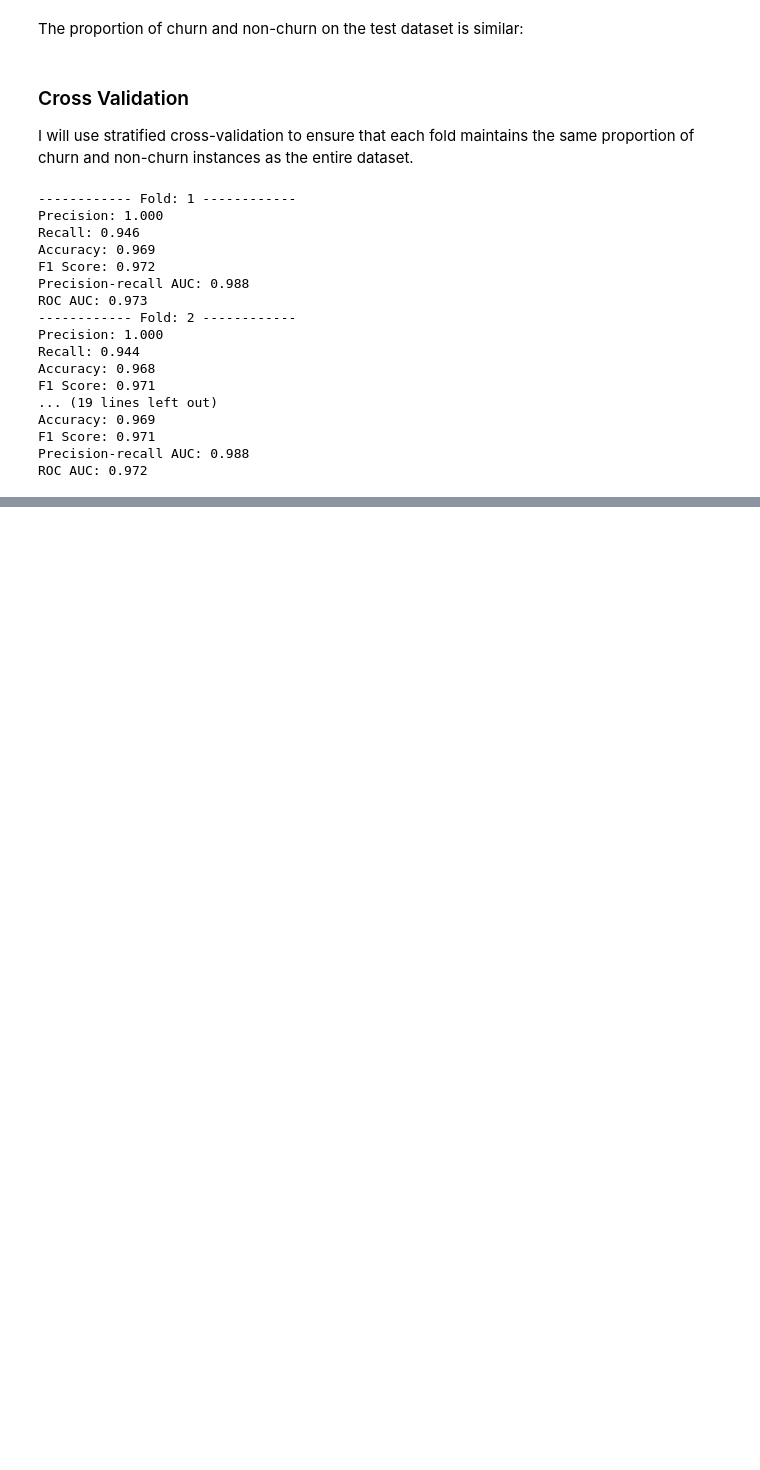
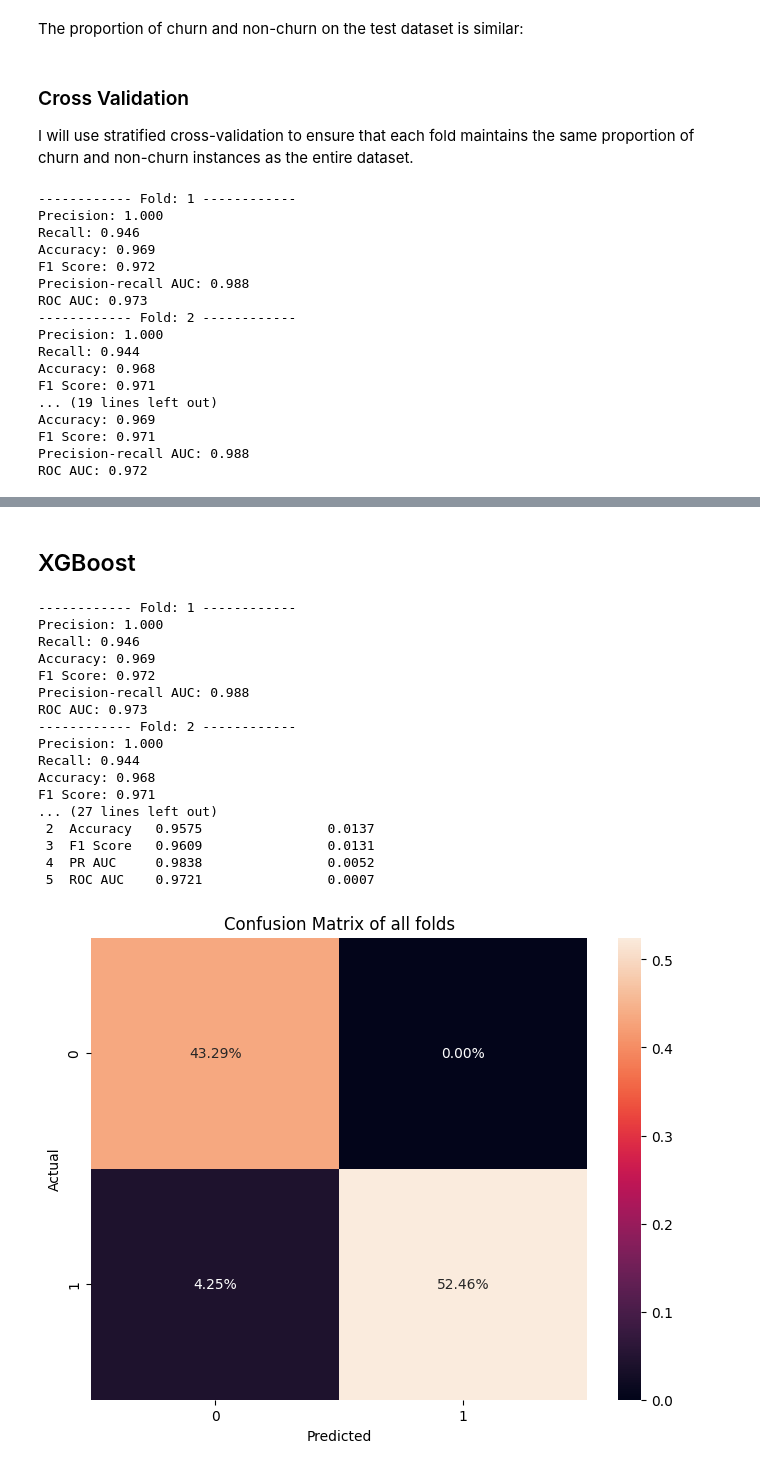
Before and after one commit to gustavofladeira/churn-analysis, a Jupyter notebook: churn_analysis.ipynb, the cells around one changed output, grey strips where cells are left out. Drawn from its saved outputs; the diff is of its cells as text; code cells hidden in the pictures; blank space fills up the shorter version.

```diff
--- a/churn_analysis.ipynb
+++ b/churn_analysis.ipynb
@@ -393,0 +404,34 @@ ROC AUC: 0.972
+# %%
+precision_array = np.array(precision_list)
+recall_array = np.array(recall_list)
+accuracy_array = np.array(accuracy_list)
+f1_score_array = np.array(f1_score_list)
+precision_recall_auc_array = np.array(precision_recall_auc_list)
+roc_auc_array = np.array(roc_auc_list)
+
+mean_precision = np.mean(precision_array)
+mean_recall = np.mean(recall_array)
+mean_accuracy = np.mean(accuracy_array)
+mean_f1_score = np.mean(f1_score_array)
+mean_precision_recall_auc = np.mean(precision_recall_auc_array)
+mean_roc_auc = np.mean(roc_auc_array)
+
+std_precision = np.std(precision_array)
+std_recall = np.std(recall_array)
+std_accuracy = np.std(accuracy_array)
+std_f1_score = np.std(f1_score_array)
+std_precision_recall_auc = np.std(precision_recall_auc_array)
+std_roc_auc = np.std(roc_auc_array)
+
+
+metrics = ['Precision', 'Recall', 'Accuracy', 'F1 Score', 'PR AUC', 'ROC AUC']
+means = [mean_precision, mean_recall, mean_accuracy, mean_f1_score, mean_precision_recall_auc, mean_roc_auc]
+stds = [std_precision, std_recall, std_accuracy, std_f1_score, std_precision_recall_auc, std_roc_auc]
+
+metrics_df = {'Metric': metrics,
+           'Mean': means,
+           'Standard Deviation': stds}
+
+metrics_df = pd.DataFrame(metrics_df)
+
+print(tabulate(metrics_df, headers='keys', floatfmt=".4f"))
@@ -393,0 +590,23 @@ ROC AUC: 0.972
+# %% [markdown]
+## XGBoost
+# %%
+cross_validation(X, y, XGBoost_model, k=5, threshold=0.5)
+# %% [output]
+------------ Fold: 1 ------------
+Precision: 1.000
+Recall: 0.946
+Accuracy: 0.969
+F1 Score: 0.972
+Precision-recall AUC: 0.988
+ROC AUC: 0.973
+------------ Fold: 2 ------------
+Precision: 1.000
+Recall: 0.944
+Accuracy: 0.968
+F1 Score: 0.971
+... (27 lines left out)
+ 2  Accuracy   0.9575                0.0137
+ 3  F1 Score   0.9609                0.0131
+ 4  PR AUC     0.9838                0.0052
+ 5  ROC AUC    0.9721                0.0007
+[figure, added]
```
Also changed, not shown: parts of 23 cells of this notebook, 5 other files.
